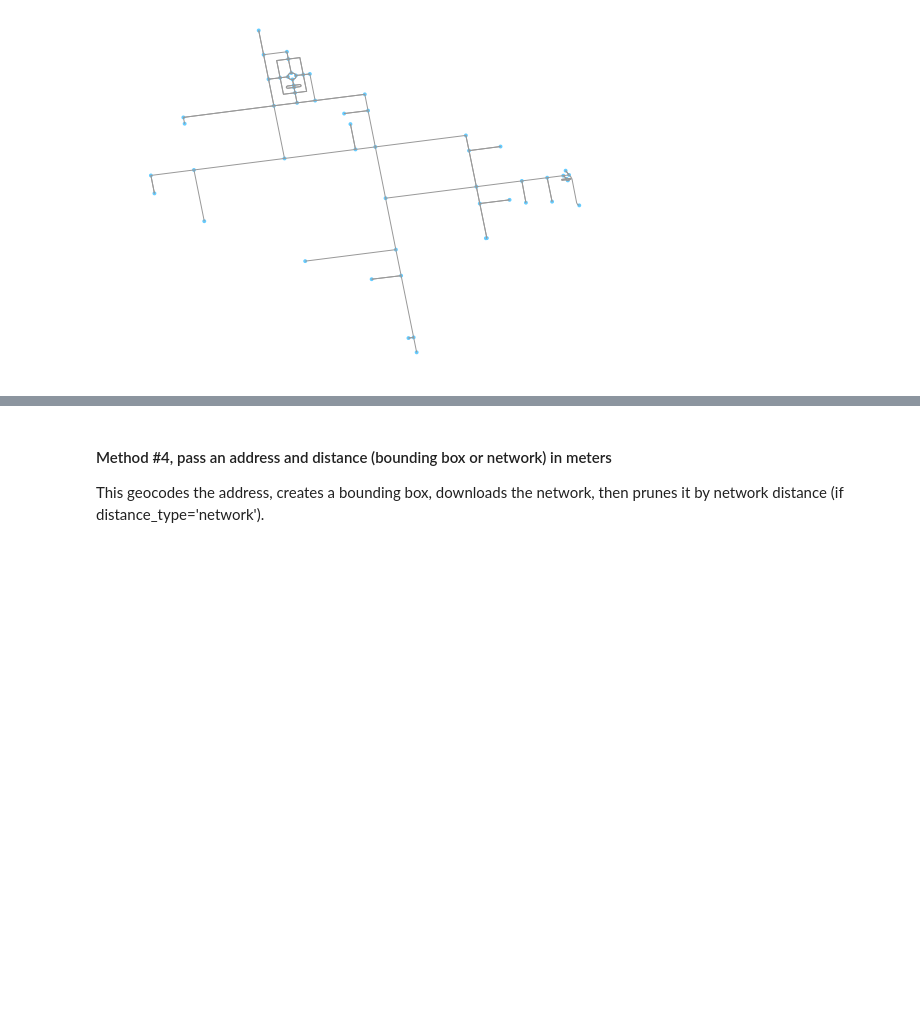
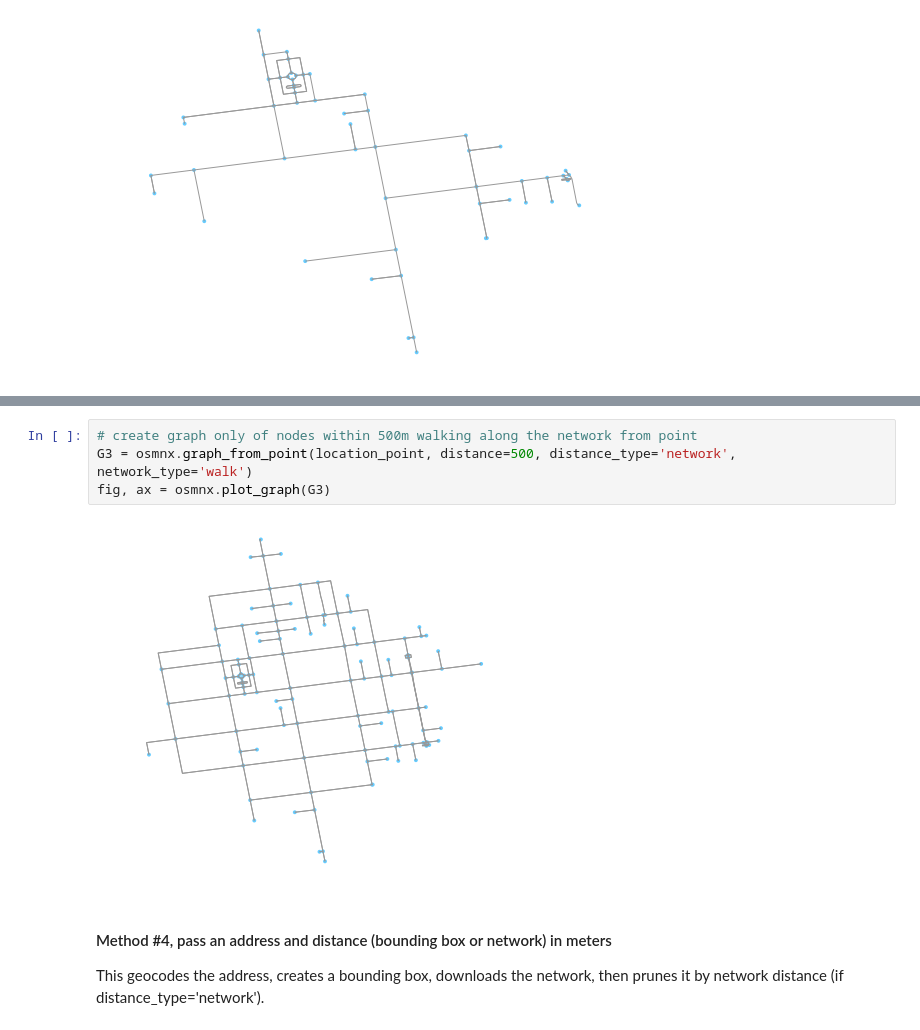
Before and after one commit to gboeing/osmnx, a Jupyter notebook: 02-example-osm-networkx.ipynb, the cells around one changed output, grey strips where cells are left out. Drawn from its saved outputs; the diff is of its cells as text; blank space fills up the shorter version.

```diff
--- a/02-example-osm-networkx.ipynb
+++ b/02-example-osm-networkx.ipynb
@@ -44,3 +48,9 @@ fig, ax = osmnx.plot_graph(G3)
+# %%
+# create graph only of nodes within 500m walking along the network from point
+G3 = osmnx.graph_from_point(location_point, distance=500, distance_type='network', network_type='walk')
+fig, ax = osmnx.plot_graph(G3)
+# %% [output]
+[figure, added]
 # %% [markdown]
 #### Method #4, pass an address and distance (bounding box or network) in meters ####
 This geocodes the address, creates a bounding box, downloads the network, then prunes it by network distance (if distance_type='network').
```
Also changed, not shown: parts of 13 cells of this notebook, 6 other files.
